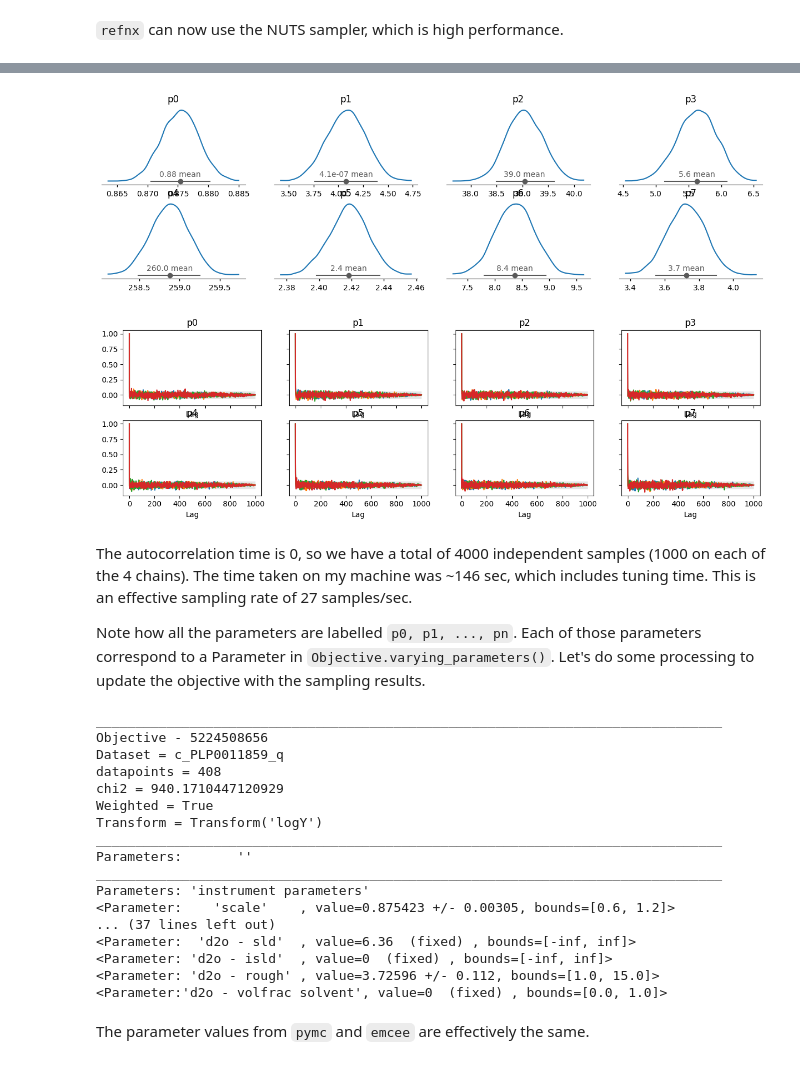
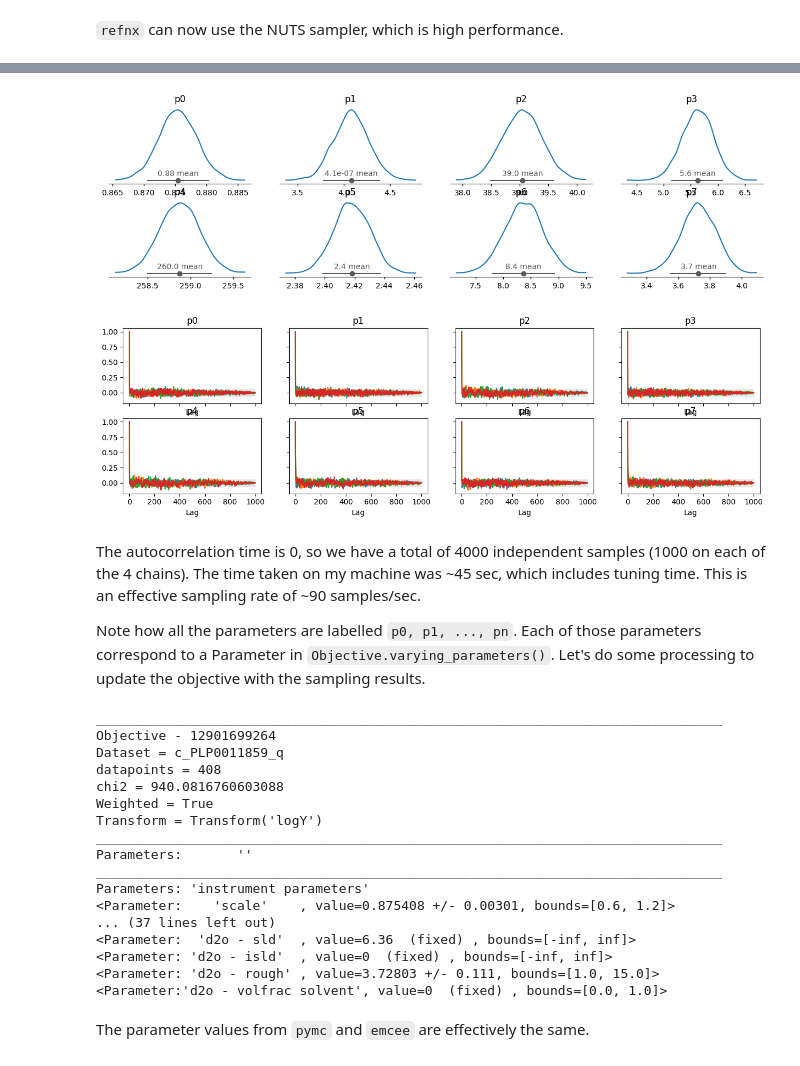
Before and after one commit to refnx/refnx, a Jupyter notebook: doc/emcee_pymc_dynesty.ipynb, the cells around one changed output, grey strips where cells are left out. Cells and saved outputs as stored; diff of their text form; code cells hidden in the pictures.

```diff
--- a/doc/emcee_pymc_dynesty.ipynb
+++ b/doc/emcee_pymc_dynesty.ipynb
@@ -107,6 +105,9 @@ Parameters:     'SiO2'
 model = ReflectModel(structure, bkg=3e-6, dq=5.0)
 model.scale.setp(bounds=(0.6, 1.2), vary=True)
 model.bkg.setp(bounds=(1e-9, 9e-6), vary=True)
+
+# setting model.threads=1 is useful for reducing oversubscription during sampling
+model.threads = 1
 # %%
 objective = Objective(model, data, transform=Transform("logY"))
 # %%
@@ -137,0 +129,8 @@ res = fitter.sample(15, nthin=200, pool=-1)
+# %%
+print(f"{fitter.sampler.get_autocorr_time() = }")
+
+# calculate statistics on the chain using arviz
+idata = az.from_emcee(fitter.sampler, var_names=None)
+
+# Calculate the effective sample size
+az.ess(idata)
@@ -188,7 +212,7 @@ import arviz as az
 # %% [markdown]
 `refnx` can now use the NUTS sampler, which is high performance.
 # %%
-_model = to_pymc_model(objective)
+_model = to_pymc_model(objective, _dist="potential")
 with _model:
     idata = pm.sample(mp_ctx=mp.get_context("forkserver"))
 # %% [output]
@@ -201,14 +222,14 @@ Sampling 4 chains for 1_000 tune and 1_000 draw iterations (4_000 + 4_000 draws
 # %%
-az.plot_dist(idata);
+az.plot_dist(idata, var_names="p", filter_vars="like");
 # %% [output]
-[figure, old version]
+[figure, new version]
 # %%
-az.plot_autocorr(idata, max_lag=1000);
+az.plot_autocorr(idata, max_lag=1000, var_names="p", filter_vars="like");
 # %% [output]
-[figure, old version]
+[figure, new version]
 # %% [markdown]
 The autocorrelation time is 0, so we have a total of 4000 independent samples (1000 on each of the 4 chains).
-The time taken on my machine was ~146 sec, which includes tuning time. This is an effective sampling rate of 27 samples/sec.
+The time taken on my machine was ~45 sec, which includes tuning time. This is an effective sampling rate of ~90 samples/sec.
 
 Note how all the parameters are labelled `p0, p1, ..., pn`. Each of those parameters correspond to a Parameter in `Objective.varying_parameters()`. Let's do some processing to update the objective with the sampling results.
 # %%
@@ -221,21 +239,21 @@ process_chain(objective, np.swapaxes(tc, 0, 2));
 print(objective)
 # %% [output]
 ________________________________________________________________________________
-Objective - 5224508656
+Objective - 12901699264
 Dataset = c_PLP0011859_q
 datapoints = 408
-chi2 = 940.1710447120929
+chi2 = 940.0816760603088
 Weighted = True
 Transform = Transform('logY')
 ________________________________________________________________________________
 Parameters:       ''
 ________________________________________________________________________________
 Parameters: 'instrument parameters'
-<Parameter:    'scale'    , value=0.875423 +/- 0.00305, bounds=[0.6, 1.2]>
+<Parameter:    'scale'    , value=0.875408 +/- 0.00301, bounds=[0.6, 1.2]>
 ... (37 lines left out)
 <Parameter:  'd2o - sld'  , value=6.36  (fixed) , bounds=[-inf, inf]>
 <Parameter: 'd2o - isld'  , value=0  (fixed) , bounds=[-inf, inf]>
-<Parameter: 'd2o - rough' , value=3.72596 +/- 0.112, bounds=[1.0, 15.0]>
+<Parameter: 'd2o - rough' , value=3.72803 +/- 0.111, bounds=[1.0, 15.0]>
 <Parameter:'d2o - volfrac solvent', value=0  (fixed) , bounds=[0.0, 1.0]>
 # %% [markdown]
 The parameter values from `pymc` and `emcee` are effectively the same.
```
Also changed, not shown: parts of 26 cells of this notebook.
